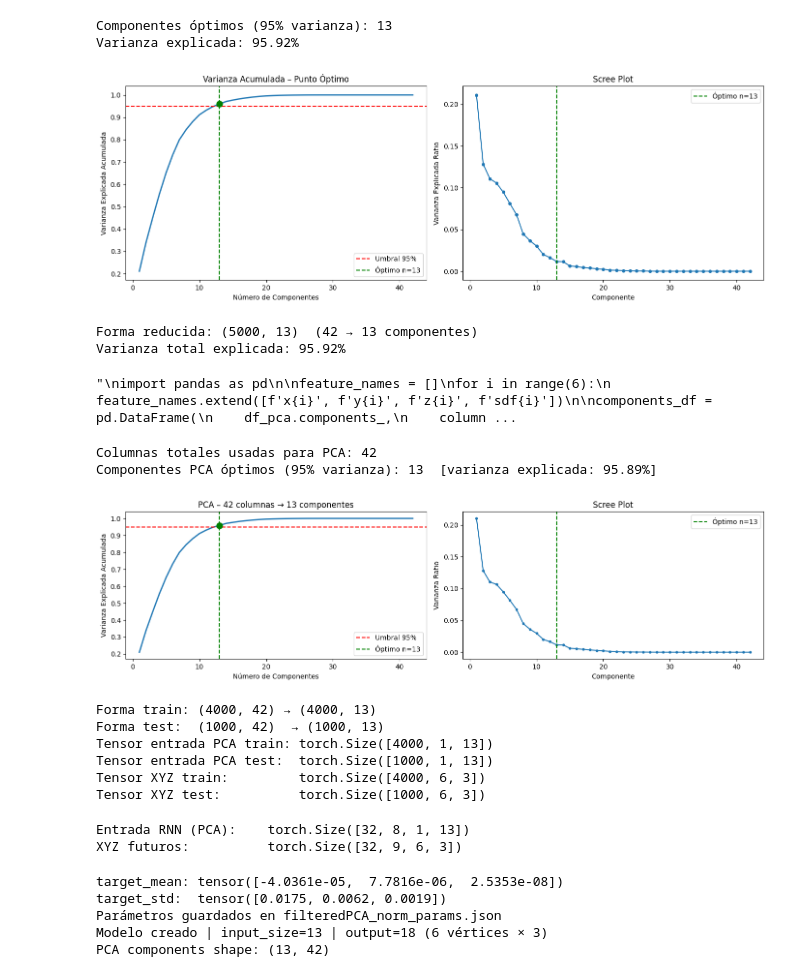
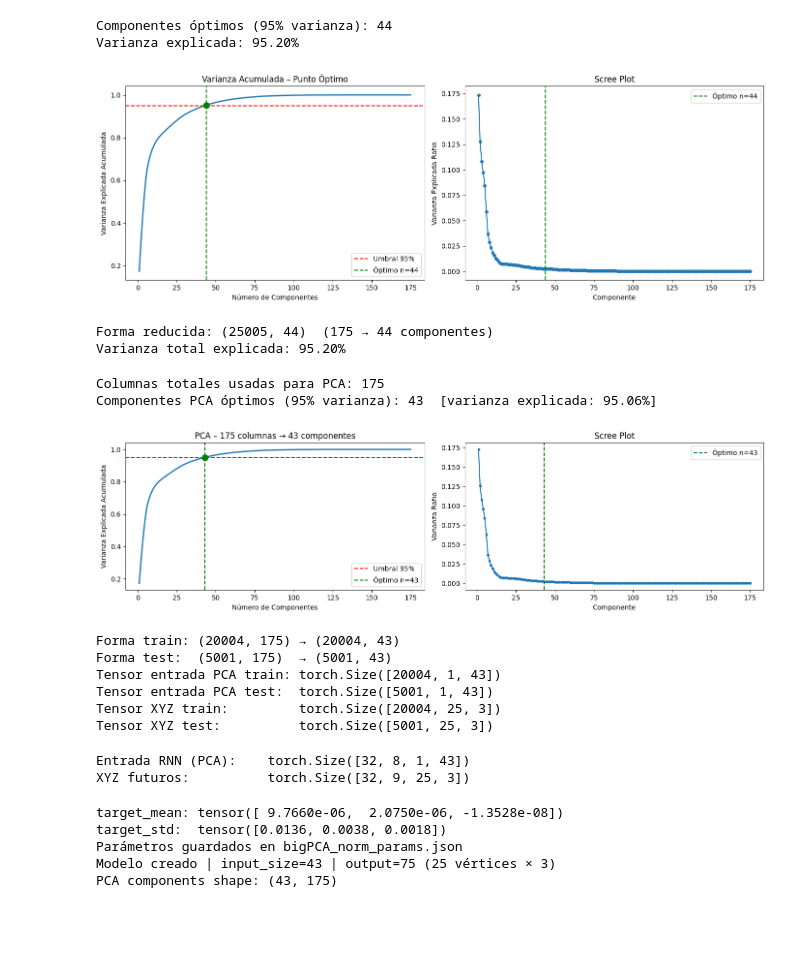
Before and after one commit to mikeletzu/TFG_FisicaOptim, a Jupyter notebook: Entrenamiento/rnn02_PCA_fixed.ipynb, the cells around one changed output. Saved outputs shown, nothing was run; the diff lists cells and outputs as text; code cells hidden in the pictures; blank space fills up the shorter version.

```diff
--- a/Entrenamiento/rnn02_PCA_fixed.ipynb
+++ b/Entrenamiento/rnn02_PCA_fixed.ipynb
@@ -6,9 +6,9 @@ from sklearn.preprocessing import StandardScaler
 import matplotlib.pyplot as plt
 
 # Cargar datos
-df = pd.read_csv('data/clothDataset_35_.csv')
+df = pd.read_csv('data/clothDataset_96_.csv')
 
-num_vertices = 6
+num_vertices = 25
 num_features = 7  # x, y, z, vx, vy, vz, sdf
 
 df = df.drop(columns=['frame'])
@@ -37,38 +37,38 @@ fig, axes = plt.subplots(1, 2, figsize=(14, 5))
 
 # Curva acumulada
 axes[0].plot(range(1, len(cumulative_variance) + 1), cumulative_variance, linewidth=2)
 axes[0].axhline(y=0.95, color='r', linestyle='--', label='Umbral 95%')
 axes[0].axvline(x=optimal_n, color='g', linestyle='--', label=f'Óptimo n={optimal_n}')
 axes[0].scatter([optimal_n], [cumulative_variance[optimal_n - 1]], color='g', zorder=5, s=80)
 axes[0].set_xlabel('Número de Componentes')
 axes[0].set_ylabel('Varianza Explicada Acumulada')
 axes[0].set_title('Varianza Acumulada – Punto Óptimo')
 axes[0].legend()
 
 # Scree plot (varianza individual)
 axes[1].plot(range(1, len(pca_full.explained_variance_ratio_) + 1),
              pca_full.explained_variance_ratio_, 'o-', markersize=4)
 axes[1].axvline(x=optimal_n, color='g', linestyle='--', label=f'Óptimo n={optimal_n}')
 axes[1].set_xlabel('Componente')
 axes[1].set_ylabel('Varianza Explicada Ratio')
 axes[1].set_title('Scree Plot')
 axes[1].legend()
 
 plt.tight_layout()
 plt.show()
 
 # ── Step 3: Aplicar PCA con el número óptimo ──
 pca = PCA(n_components=optimal_n)
 df_pca = pca.fit_transform(df_scaled)
 
 print(f"\nForma reducida: {df_pca.shape}  ({df_scaled.shape[1]} → {optimal_n} componentes)")
 print(f"Varianza total explicada: {sum(pca.explained_variance_ratio_):.2%}")
 # %% [output]
-Componentes óptimos (95% varianza): 13
-Varianza explicada: 95.92%
+Componentes óptimos (95% varianza): 44
+Varianza explicada: 95.20%
-[figure, old version]
+[figure, new version]
-Forma reducida: (5000, 13)  (42 → 13 componentes)
-Varianza total explicada: 95.92%
+Forma reducida: (25005, 44)  (175 → 44 componentes)
+Varianza total explicada: 95.20%
 # %%
 # Ver qué features dominan cada componente
 # SOLO SI PCA CN 4 FEATURES
@@ -87,8 +87,7 @@ components_df = pd.DataFrame(
 
 print(components_df.round(3).to_string())
 """
+a = 0
-# %% [output]
-"\nimport pandas as pd\n\nfeature_names = []\nfor i in range(6):\n    feature_names.extend([f'x{i}', f'y{i}', f'z{i}', f'sdf{i}'])\n\ncomponents_df = pd.DataFrame(\n    df_pca.components_,\n    column ...
 # %%
 #ADAPTAR DATAFRAME PARA EL RNN
 import pandas as pd
@@ -171,15 +170,15 @@ print(f"Tensor entrada PCA test:  {data_test_tensor.shape}")
 print(f"Tensor XYZ train:         {xyz_train.shape}")
 print(f"Tensor XYZ test:          {xyz_test.shape}")
 # %% [output]
-Columnas totales usadas para PCA: 42
-Componentes PCA óptimos (95% varianza): 13  [varianza explicada: 95.89%]
+Columnas totales usadas para PCA: 175
+Componentes PCA óptimos (95% varianza): 43  [varianza explicada: 95.06%]
-[figure, old version]
+[figure, new version]
-Forma train: (4000, 42) → (4000, 13)
-Forma test:  (1000, 42)  → (1000, 13)
-Tensor entrada PCA train: torch.Size([4000, 1, 13])
-Tensor entrada PCA test:  torch.Size([1000, 1, 13])
-Tensor XYZ train:         torch.Size([4000, 6, 3])
-Tensor XYZ test:          torch.Size([1000, 6, 3])
+Forma train: (20004, 175) → (20004, 43)
+Forma test:  (5001, 175)  → (5001, 43)
+Tensor entrada PCA train: torch.Size([20004, 1, 43])
+Tensor entrada PCA test:  torch.Size([5001, 1, 43])
+Tensor XYZ train:         torch.Size([20004, 25, 3])
+Tensor XYZ test:          torch.Size([5001, 25, 3])
 # %%
 class ClothSequenceDataset(Dataset):
     def __init__(self, pca_frames, xyz_frames, seq_len=5):
@@ -228,8 +227,8 @@ for batch_seq, batch_future_xyz in train_loader:
     print(f"XYZ futuros:          {batch_future_xyz.shape}") # [B, seq_len+1, V, 3]
     break
 # %% [output]
-Entrada RNN (PCA):    torch.Size([32, 8, 1, 13])
-XYZ futuros:          torch.Size([32, 9, 6, 3])
+Entrada RNN (PCA):    torch.Size([32, 8, 1, 43])
+XYZ futuros:          torch.Size([32, 9, 25, 3])
 # %%
 import torch
 import torch.nn as nn
@@ -309,27 +308,27 @@ norm_data = {
     "optimal_n":         optimal_n,
     "num_vertices":      num_vertices,
 }
-with open("filteredPCA_norm_params.json", "w") as f:
+with open("bigPCA_norm_params.json", "w") as f:
     json.dump(norm_data, f)
-print("Parámetros guardados en filteredPCA_norm_params.json")
+print("Parámetros guardados en bigPCA_norm_params.json")
 
 # ==============================================================================
 # 3. SETUP MODEL
 # ==============================================================================
 model     = FlatRNNClothUnity(n_pca_components=optimal_n, num_vertices=num_vertices,
                                hidden_size=128, num_outputs=3)
-criterion = nn.L1Loss()
+criterion = nn.SmoothL1Loss()
 optimizer = torch.optim.Adam(model.parameters(), lr=0.0001)
 scheduler = torch.optim.lr_scheduler.ExponentialLR(optimizer, gamma=0.999)
 
 print(f"Modelo creado | input_size={optimal_n} | output={num_vertices*3} ({num_vertices} vértices × 3)")
 print(f"PCA components shape: {input_pca.components_.shape}")
 # %% [output]
-target_mean: tensor([-4.0361e-05,  7.7816e-06,  2.5353e-08])
-target_std:  tensor([0.0175, 0.0062, 0.0019])
-Parámetros guardados en filteredPCA_norm_params.json
-Modelo creado | input_size=13 | output=18 (6 vértices × 3)
-PCA components shape: (13, 42)
+target_mean: tensor([ 9.7660e-06,  2.0750e-06, -1.3528e-08])
+target_std:  tensor([0.0136, 0.0038, 0.0018])
+Parámetros guardados en bigPCA_norm_params.json
+Modelo creado | input_size=43 | output=75 (25 vértices × 3)
+PCA components shape: (43, 175)
 # %%
 # ==============================================================================
 # TRAINING & TESTING LOOP CON ROLLOUT
```
Also changed, not shown: parts of 5 cells of this notebook, 26 other files.
